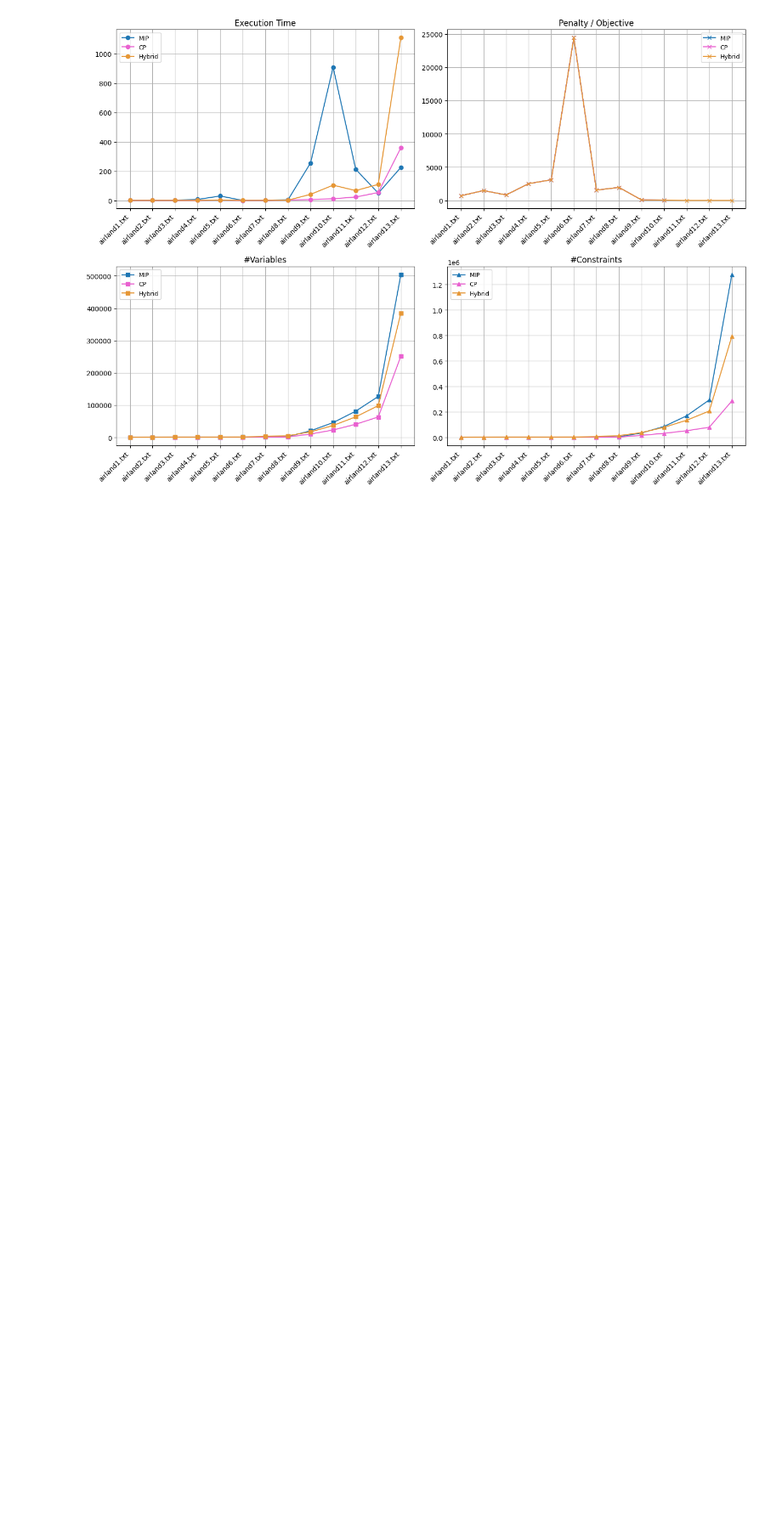
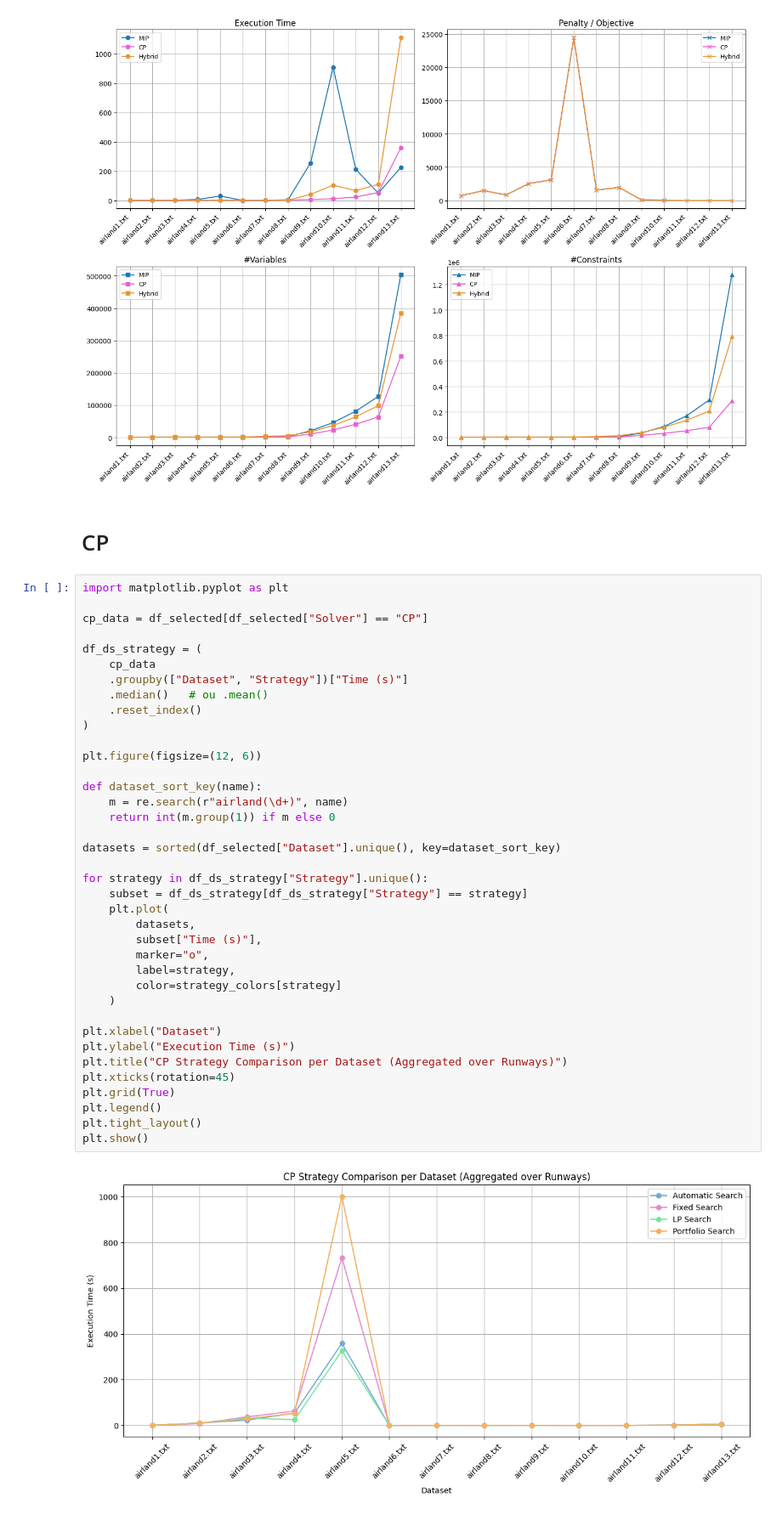
Before and after one commit to Mariana-rc01/ConstraintPlanes, a Jupyter notebook: src/mariana_metrics_plots.ipynb, the cells around one changed output. Shown at 85% size. Saved outputs shown, nothing was run; the diff lists cells and outputs as text; blank space fills up the shorter version.

Commit message:
add plot

```diff
--- a/src/mariana_metrics_plots.ipynb
+++ b/src/mariana_metrics_plots.ipynb
@@ -619,3 +617,45 @@ plt.tight_layout()
 plt.show()
 # %% [output]
 [figure]
+# %% [markdown]
+# CP
+# %%
+import matplotlib.pyplot as plt
+
+cp_data = df_selected[df_selected["Solver"] == "CP"]
+
+df_ds_strategy = (
+    cp_data
+    .groupby(["Dataset", "Strategy"])["Time (s)"]
+    .median()   # ou .mean()
+    .reset_index()
+)
+
+plt.figure(figsize=(12, 6))
+
+def dataset_sort_key(name):
+    m = re.search(r"airland(\d+)", name)
+    return int(m.group(1)) if m else 0
+
+datasets = sorted(df_selected["Dataset"].unique(), key=dataset_sort_key)
+
+for strategy in df_ds_strategy["Strategy"].unique():
+    subset = df_ds_strategy[df_ds_strategy["Strategy"] == strategy]
+    plt.plot(
+        datasets,
+        subset["Time (s)"],
+        marker="o",
+        label=strategy,
+        color=strategy_colors[strategy]
+    )
+
+plt.xlabel("Dataset")
+plt.ylabel("Execution Time (s)")
+plt.title("CP Strategy Comparison per Dataset (Aggregated over Runways)")
+plt.xticks(rotation=45)
+plt.grid(True)
+plt.legend()
+plt.tight_layout()
+plt.show()
+# %% [output]
+[figure, added]
```
Also changed, not shown: parts of 3 cells of this notebook.
